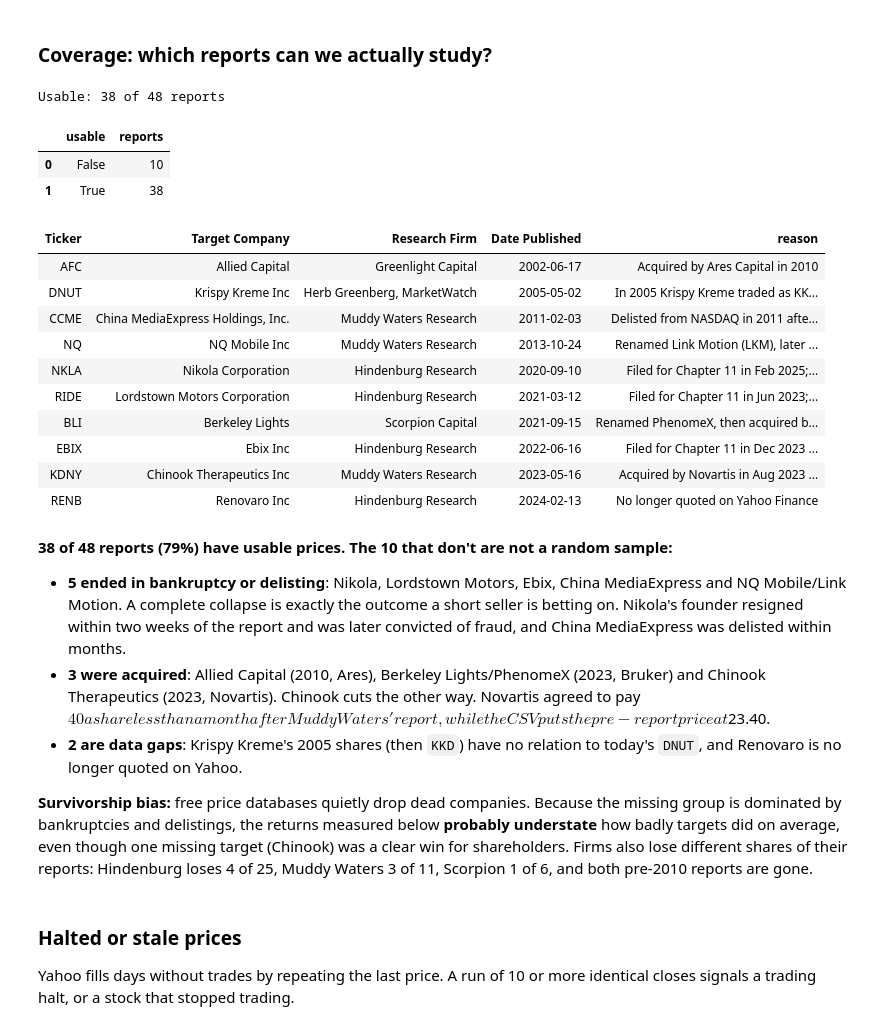
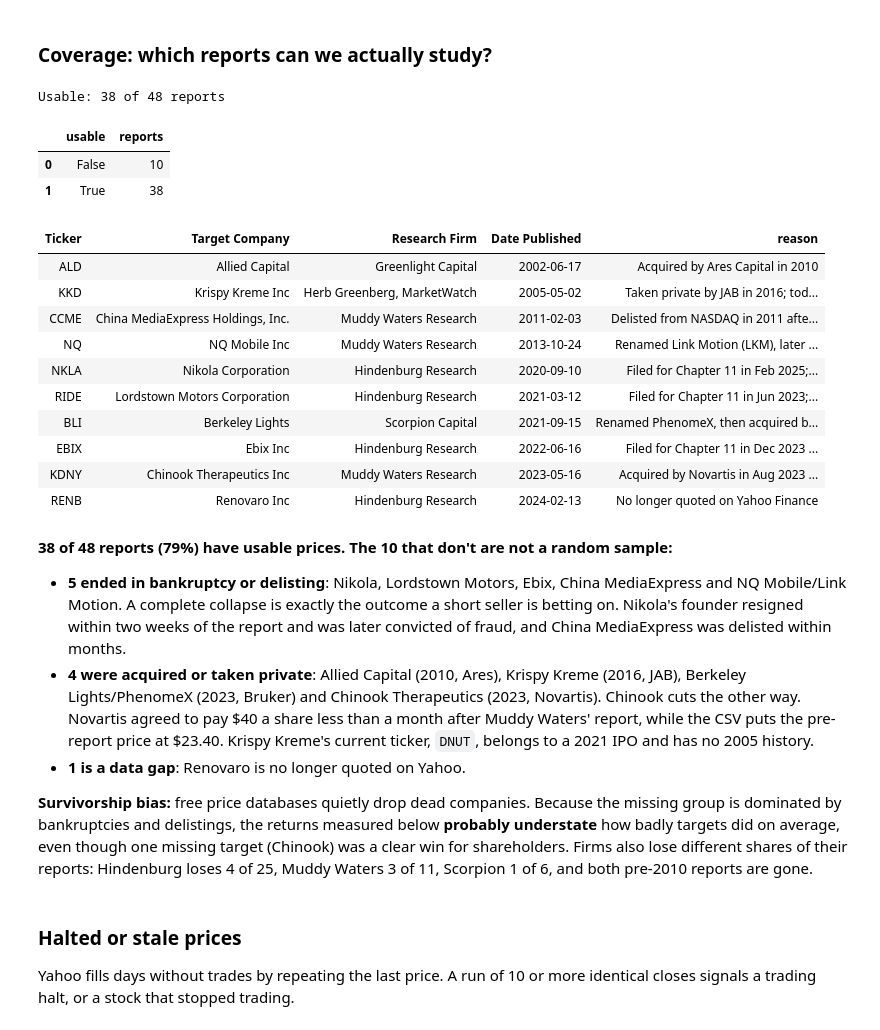
Before and after one commit to subwaymatch/analytics-case-development, a Jupyter notebook: short-seller-reports/short-seller-reports.ipynb, the cells around one changed output. Drawn from its saved outputs; the diff is of its cells as text; code cells hidden in the pictures.

```diff
--- a/short-seller-reports/short-seller-reports.ipynb
+++ b/short-seller-reports/short-seller-reports.ipynb
@@ -121,16 +122,6 @@ The CSV has a few problems that would quietly break a price lookup:
 # %%
 reports = df.copy()
 
-# Stray whitespace: 'BUR\r' in Ticker and 'Blue Orca Capital ' in Research Firm
-text_cols = ['Target Company', 'Research Firm', 'Stock Exchange', 'Ticker']
-reports[text_cols] = reports[text_cols].apply(lambda s: s.str.strip())
-
-# Publication-date correction: Blue Orca's GDS report came out on July 31, 2018,
-# the day GDS fell 37% (the CSV says July 30)
-DATE_FIXES = {'GDS': '2018-07-31'}
-for ticker, fixed_date in DATE_FIXES.items():
-    reports.loc[reports['Ticker'] == ticker, 'Date Published'] = pd.Timestamp(fixed_date)
-
 print(f"{len(reports)} reports, {reports['Date Published'].min():%Y-%m-%d} to {reports['Date Published'].max():%Y-%m-%d}")
 reports['Date Published'].dt.year.value_counts().sort_index().to_frame('reports').T
 # %% [output]
@@ -146,6 +137,6 @@ Ten targets now trade under a different ticker, or (in Burford's case) traded on
 # %%
 TICKER_MAP = pd.DataFrame([
-    ('BHC',  'BHC',   'Valeant traded as VRX in 2015; Yahoo keeps the full history under the current ticker (Bausch Health)'),
+    ('VRX',  'BHC',   'Valeant was renamed Bausch Health Companies in July 2018; Yahoo keeps the full history under BHC'),
     ('ONP',  'ITP',   'Orient Paper was renamed IT Tech Packaging'),
     ('BUR',  'BUR.L', 'In 2019 Burford traded only on London AIM (NYSE listing came in Oct 2020); benchmark = FTSE AIM All-Share'),
     ('SQ',   'XYZ',   'Block changed its ticker from SQ to XYZ in Jan 2025'),
@@ -246,37 +237,37 @@ NO_DATA_REASON = {
     'RENB': 'No longer quoted on Yahoo Finance',
     'EBIX': 'Filed for Chapter 11 in Dec 2023 and delisted',
     'RIDE': 'Filed for Chapter 11 in Jun 2023; successor ticker NRDE has no 2021-22 history',
-    'AFC':  'Acquired by Ares Capital in 2010',
-    'DNUT': 'In 2005 Krispy Kreme traded as KKD (taken private in 2016); DNUT is the 2021 re-IPO',
+    'ALD':  'Acquired by Ares Capital in 2010',
+    'KKD':  'Taken private by JAB in 2016; today\'s DNUT is a separate listing (2021 IPO)',
 }
 
 def longest_flat_run(close):
     """Longest streak of unchanged closes: a trading halt or a stale quote after trading stopped."""
     flat = close.diff().eq(0)
     return int(flat.groupby((~flat).cumsum()).sum().max())
 
 coverage = reports[['Ticker', 'yf_ticker', 'Target Company', 'Research Firm', 'Date Published']].copy()
 coverage['trading_days'] = coverage['yf_ticker'].map(lambda t: len(prices_by_ticker.get(t, [])))
 coverage['usable'] = coverage['trading_days'] > 0
 coverage['longest_flat_run'] = coverage['yf_ticker'].map(
     lambda t: longest_flat_run(prices_by_ticker[t]['adj_close']) if t in prices_by_ticker else np.nan)
 coverage['reason'] = coverage['Ticker'].map(NO_DATA_REASON)
 
 print(f"Usable: {coverage['usable'].sum()} of {len(coverage)} reports")
 display(coverage.groupby('usable', as_index=False).agg(reports=('Ticker', 'size')))
 (coverage.query('~usable')
  [['Ticker', 'Target Company', 'Research Firm', 'Date Published', 'reason']]
  .sort_values('Date Published')
  .style.format({'Date Published': '{:%Y-%m-%d}'})
  .hide(axis='index'))
 # %% [output]
 Usable: 38 of 48 reports
 |  | usable | reports |
 | 0 | False | 10 |
 | 1 | True | 38 |
 | Ticker | Target Company | Research Firm | Date Published | reason |
-| AFC | Allied Capital | Greenlight Capital | 2002-06-17 | Acquired by Ares Capital in 2010 |
-| DNUT | Krispy Kreme Inc | Herb Greenberg, MarketWatch | 2005-05-02 | In 2005 Krispy Kreme traded as KK... |
+| ALD | Allied Capital | Greenlight Capital | 2002-06-17 | Acquired by Ares Capital in 2010 |
+| KKD | Krispy Kreme Inc | Herb Greenberg, MarketWatch | 2005-05-02 | Taken private by JAB in 2016; tod... |
 | CCME | China MediaExpress Holdings, Inc. | Muddy Waters Research | 2011-02-03 | Delisted from NASDAQ in 2011 afte... |
 | NQ | NQ Mobile Inc | Muddy Waters Research | 2013-10-24 | Renamed Link Motion (LKM), later ... |
 | NKLA | Nikola Corporation | Hindenburg Research | 2020-09-10 | Filed for Chapter 11 in Feb 2025;... |
@@ -288,8 +279,8 @@ Usable: 38 of 48 reports
 # %% [markdown]
 **38 of 48 reports (79%) have usable prices. The 10 that don't are not a random sample:**
 - **5 ended in bankruptcy or delisting**: Nikola, Lordstown Motors, Ebix, China MediaExpress and NQ Mobile/Link Motion. A complete collapse is exactly the outcome a short seller is betting on. Nikola's founder resigned within two weeks of the report and was later convicted of fraud, and China MediaExpress was delisted within months.
-- **3 were acquired**: Allied Capital (2010, Ares), Berkeley Lights/PhenomeX (2023, Bruker) and Chinook Therapeutics (2023, Novartis). Chinook cuts the other way. Novartis agreed to pay $40 a share less than a month after Muddy Waters' report, while the CSV puts the pre-report price at $23.40.
-- **2 are data gaps**: Krispy Kreme's 2005 shares (then `KKD`) have no relation to today's `DNUT`, and Renovaro is no longer quoted on Yahoo.
+- **4 were acquired or taken private**: Allied Capital (2010, Ares), Krispy Kreme (2016, JAB), Berkeley Lights/PhenomeX (2023, Bruker) and Chinook Therapeutics (2023, Novartis). Chinook cuts the other way. Novartis agreed to pay \$40 a share less than a month after Muddy Waters' report, while the CSV puts the pre-report price at \$23.40. Krispy Kreme's current ticker, `DNUT`, belongs to a 2021 IPO and has no 2005 history.
+- **1 is a data gap**: Renovaro is no longer quoted on Yahoo.
 
 **Survivorship bias:** free price databases quietly drop dead companies. Because the missing group is dominated by bankruptcies and delistings, the returns measured below **probably understate** how badly targets did on average, even though one missing target (Chinook) was a clear win for shareholders. Firms also lose different shares of their reports: Hindenburg loses 4 of 25, Muddy Waters 3 of 11, Scorpion 1 of 6, and both pre-2010 reports are gone.
 # %% [markdown]
```
Also changed, not shown: parts of 11 cells of this notebook, 1 other file.
